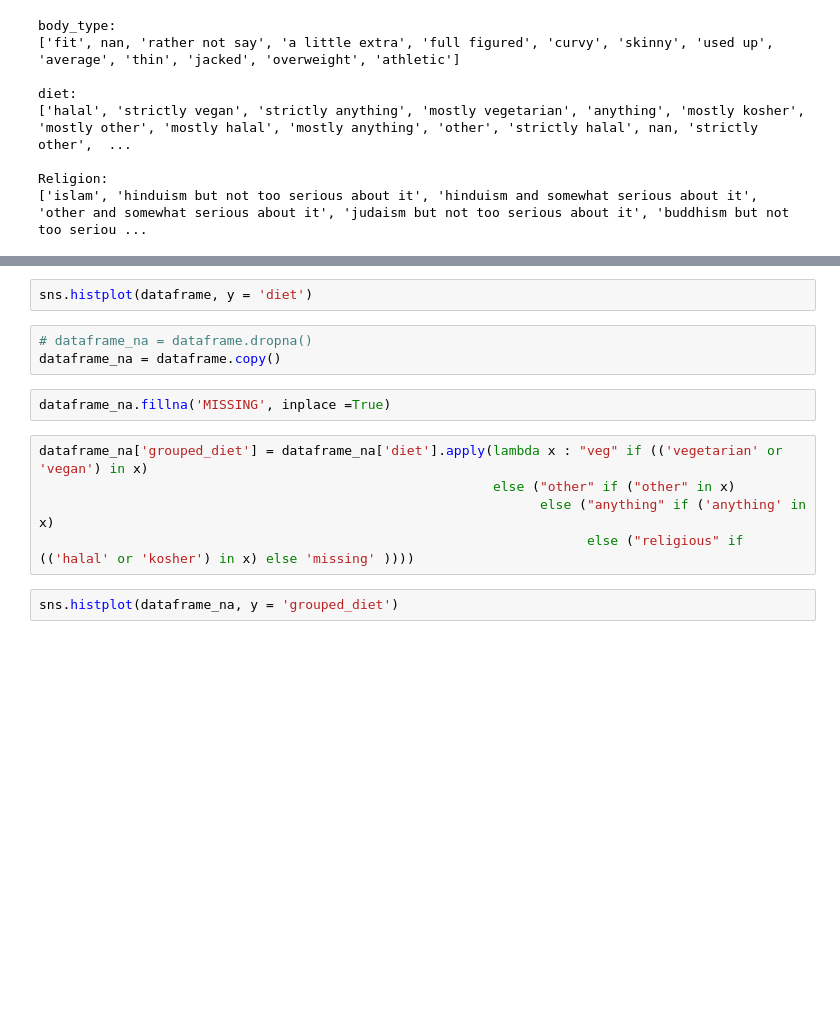
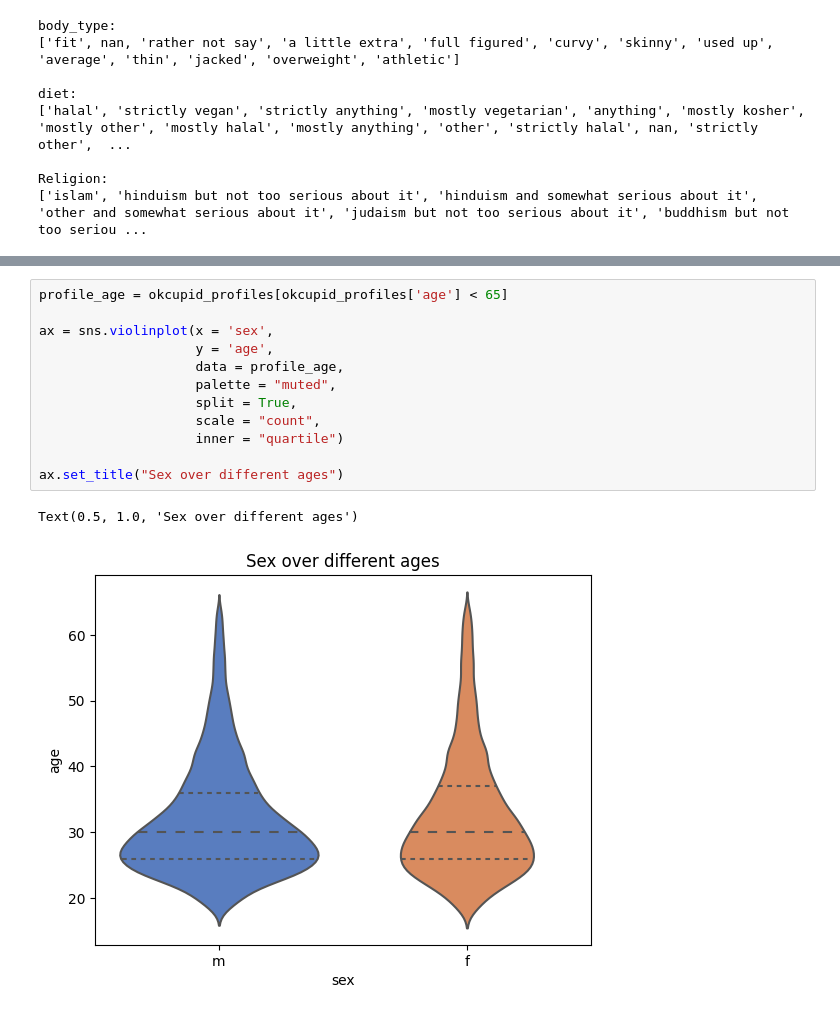
Before and after one commit to HR-Machine-Learning/HR_ML_Project1, a Jupyter notebook: src/01 Data analysis.ipynb, the cells around one changed output, grey strips where cells are left out. Saved outputs shown, nothing was run; the diff lists cells and outputs as text; blank space fills up the shorter version.

```diff
--- a/src/01 Data analysis.ipynb
+++ b/src/01 Data analysis.ipynb
@@ -194,14 +147,15 @@ TODO: analyze the diet attribute. Group together vegetarian alike types, eat-all
-# %%
-sns.histplot(dataframe, y = 'diet')
-# %%
-# dataframe_na = dataframe.dropna()
-dataframe_na = dataframe.copy()
-# %%
-dataframe_na.fillna('MISSING', inplace =True)
-# %%
-dataframe_na['grouped_diet'] = dataframe_na['diet'].apply(lambda x : "veg" if (('vegetarian' or 'vegan') in x)
-                                                          else ("other" if ("other" in x)
-                                                                else ("anything" if ('anything' in x)
-                                                                      else ("religious" if (('halal' or 'kosher') in x) else 'missing' ))))
-# %%
-sns.histplot(dataframe_na, y = 'grouped_diet')
+# %%
+profile_age = okcupid_profiles[okcupid_profiles['age'] < 65]
+
+ax = sns.violinplot(x = 'sex',
+                    y = 'age',
+                    data = profile_age,
+                    palette = "muted",
+                    split = True,
+                    scale = "count",
+                    inner = "quartile")
+
+ax.set_title("Sex over different ages")
+# %% [output]
+Text(0.5, 1.0, 'Sex over different ages')
+[figure, added]
```
Also changed, not shown: parts of 31 cells of this notebook, 1 other file.
